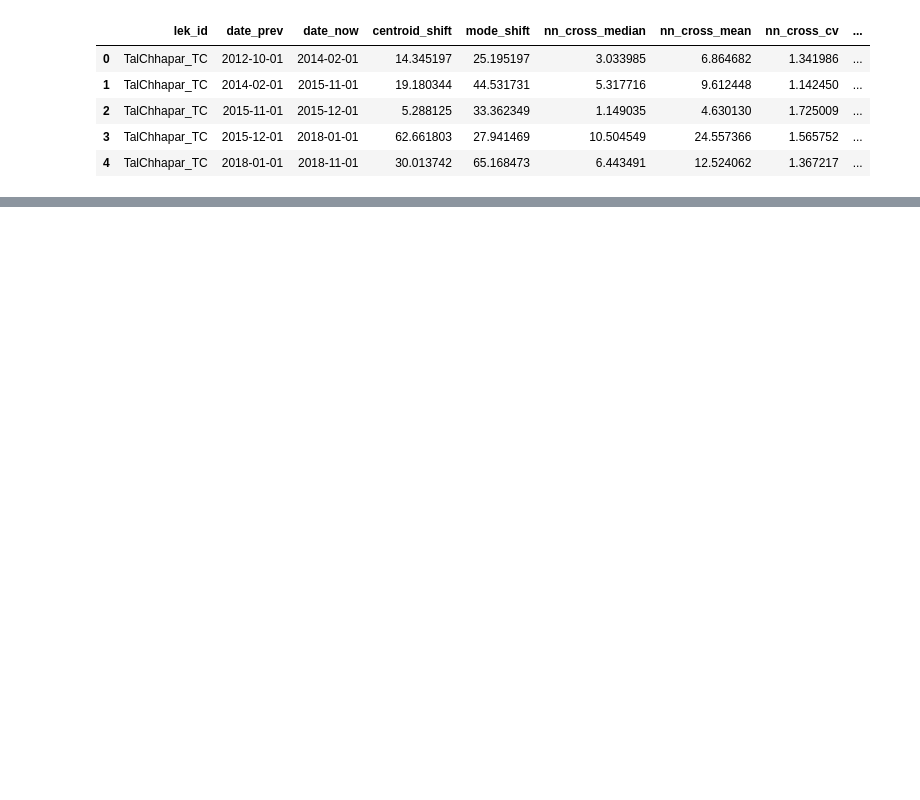
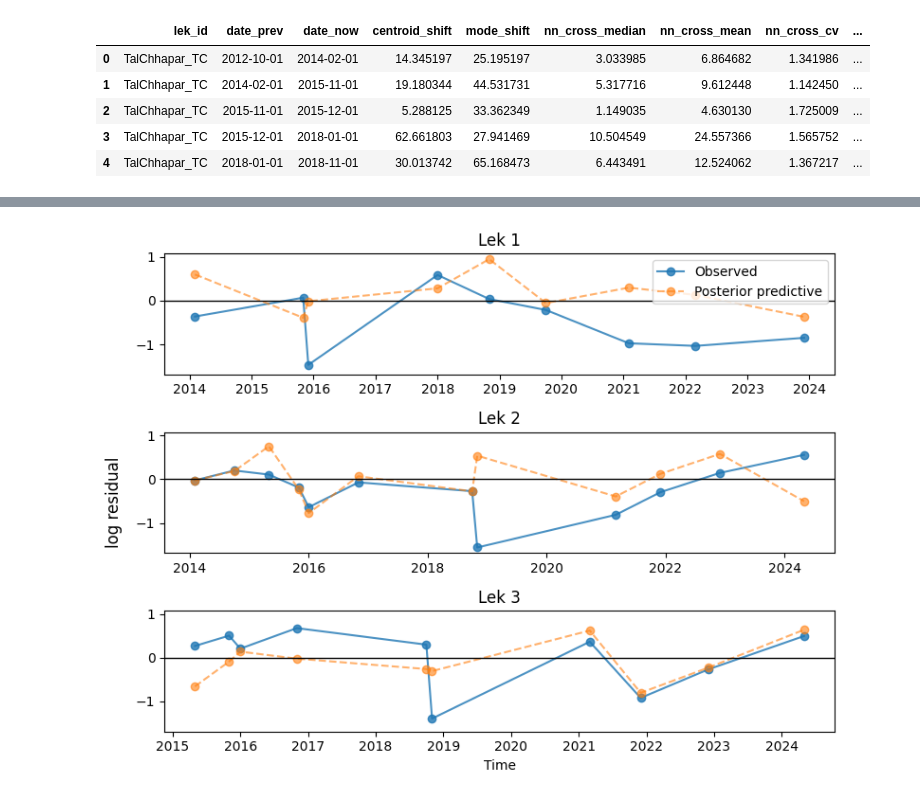
Before and after one commit to ruthviksp/territory_geometry, a Jupyter notebook: model_timeseries.ipynb, the cells around one changed output, grey strips where cells are left out. Cells and saved outputs as stored; diff of their text form; code cells hidden in the pictures; blank space fills up the shorter version.

```diff
--- a/model_timeseries.ipynb
+++ b/model_timeseries.ipynb
@@ -137,0 +175,62 @@ plt.show()
+# %%
+import matplotlib.pyplot as plt
+import numpy as np
+
+# choose one posterior draw
+d = np.random.choice(alpha.shape[1])
+
+# model mean
+mu_hat = np.exp(alpha[lek, d] + beta[lek, d] * t)
+
+# observed log-residuals
+r_obs = np.log(y_obs) - np.log(mu_hat)
+
+# posterior predictive draw
+y_rep = np.random.gamma(
+    shape=phi[d],
+    scale=mu_hat / phi[d]
+)
+r_rep = np.log(y_rep) - np.log(mu_hat)
+
+# unique leks (already coded as 1,2,3 in your df)
+leks_unique = np.sort(df["lek_id_codes"].unique())
+
+fig, axes = plt.subplots(
+    nrows=len(leks_unique),
+    ncols=1,
+    figsize=(8, 6),
+    sharey=True,
+    sharex=False
+)
+
+for ax, lek_id in zip(axes, leks_unique):
+
+    mask = df["lek_id_codes"].values == lek_id
+
+    ax.plot(
+        df.loc[mask, "date_now"],
+        r_obs[mask],
+        "o-",
+        label="Observed",
+        alpha=0.8
+    )
+
+    ax.plot(
+        df.loc[mask, "date_now"],
+        r_rep[mask],
+        "o--",
+        label="Posterior predictive",
+        alpha=0.6
+    )
+
+    ax.axhline(0, color="k", lw=1)
+    ax.set_title(f"Lek {lek_id}")
+
+axes[0].legend(loc="upper right")
+axes[-1].set_xlabel("Time")
+fig.supylabel("log residual")
+
+plt.tight_layout()
+plt.show()
+# %% [output]
+[figure, added]
```
Also changed, not shown: parts of 15 cells of this notebook.
